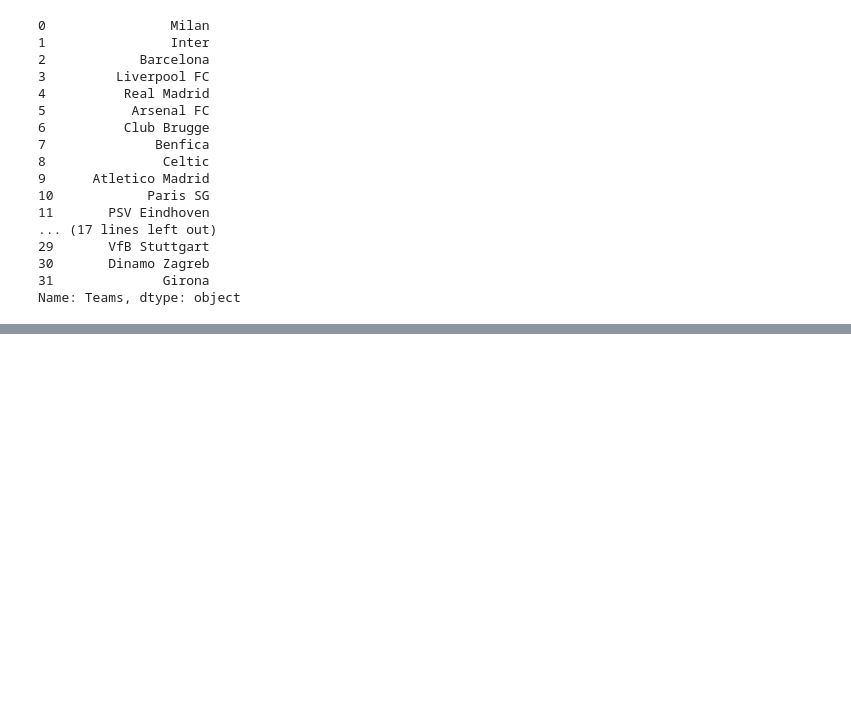
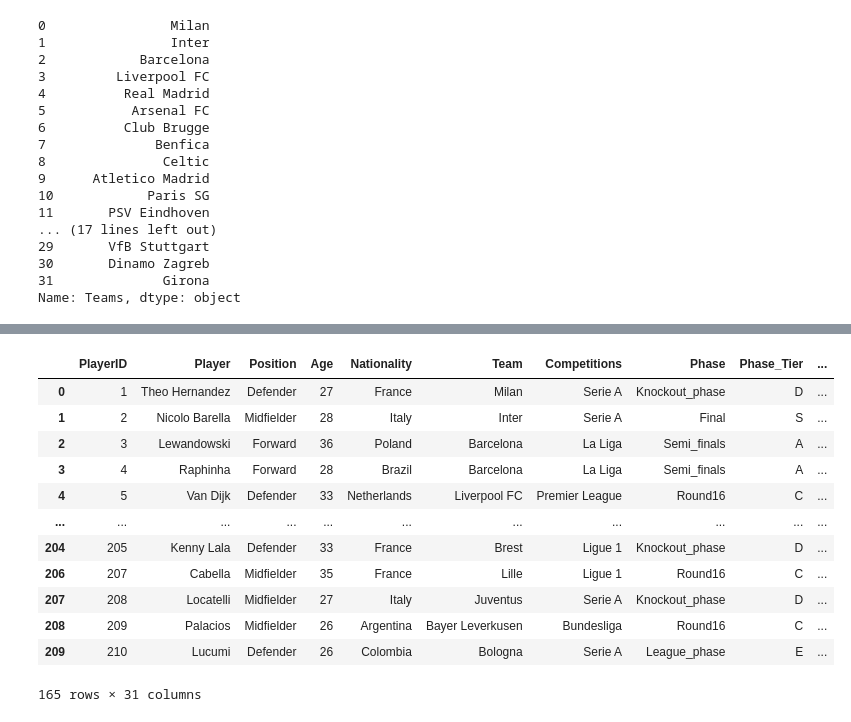
Before and after one commit to ArberKuqi/PythonDataScience_Project, a Jupyter notebook: ChampionsData/02-descriptive_statistics.ipynb, the cells around one changed output, grey strips where cells are left out. Cells and saved outputs as stored; diff of their text form; code cells hidden in the pictures; blank space fills up the shorter version.

```diff
--- a/ChampionsData/02-descriptive_statistics.ipynb
+++ b/ChampionsData/02-descriptive_statistics.ipynb
@@ -192,0 +261,2 @@ Name: Teams, dtype: object
+# %%
+ucl['Competitions'] = ucl['Competitions'].str.strip()
@@ -192,0 +295,23 @@ Name: Teams, dtype: object
+# %%
+# Filtrimi i lojtarëve që kanë luajtur (p.sh. më shumë se 0 minuta)
+played = ucl[ucl['Minutes_played'] > 0]
+# %%
+# Grupi i kompeticioneve që kanë të paktën 3 skuadra
+valid_competitions = played.groupby('Competitions')['Team'].transform('nunique') >= 3
+filtered = played[valid_competitions]
+
+filtered
+# %% [output]
+|  | PlayerID | Player | Position | Age | Nationality | Team | Competitions | Phase | Phase_Tier | ... |
+| 0 | 1 | Theo Hernandez | Defender | 27 | France | Milan | Serie A | Knockout_phase | D | ... |
+| 1 | 2 | Nicolo Barella | Midfielder | 28 | Italy | Inter | Serie A | Final | S | ... |
+| 2 | 3 | Lewandowski | Forward | 36 | Poland | Barcelona | La Liga | Semi_finals | A | ... |
+| 3 | 4 | Raphinha | Forward | 28 | Brazil | Barcelona | La Liga | Semi_finals | A | ... |
+| 4 | 5 | Van Dijk | Defender | 33 | Netherlands | Liverpool FC | Premier League | Round16 | C | ... |
+| ... | ... | ... | ... | ... | ... | ... | ... | ... | ... | ... |
+| 204 | 205 | Kenny Lala | Defender | 33 | France | Brest | Ligue 1 | Knockout_phase | D | ... |
+| 206 | 207 | Cabella | Midfielder | 35 | France | Lille | Ligue 1 | Round16 | C | ... |
+| 207 | 208 | Locatelli | Midfielder | 27 | Italy | Juventus | Serie A | Knockout_phase | D | ... |
+| 208 | 209 | Palacios | Midfielder | 26 | Argentina | Bayer Leverkusen | Bundesliga | Round16 | C | ... |
+| 209 | 210 | Lucumi | Defender | 26 | Colombia | Bologna | Serie A | League_phase | E | ... |
+165 rows × 31 columns
```
Also changed, not shown: parts of 15 cells of this notebook, 1 other file.
